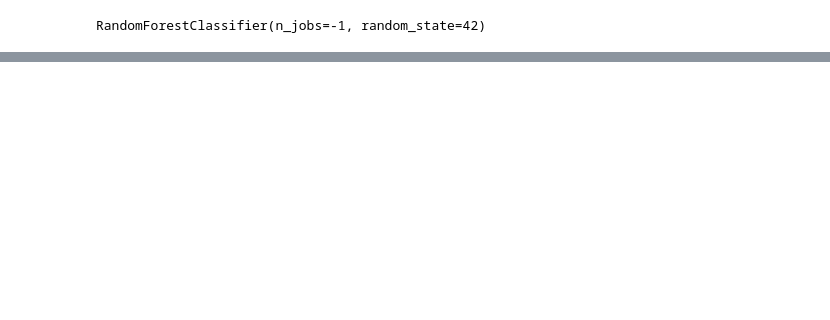
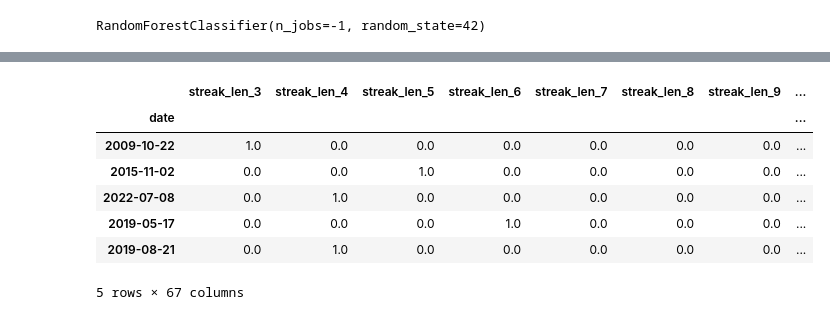
Before and after one commit to Coop04/Stock-Prediction, a Jupyter notebook: NasdaqData/JAN2025/nasdaq_bool_jan_2025.ipynb, the cells around one changed output, grey strips where cells are left out. Cells and saved outputs as stored; diff of their text form; code cells hidden in the pictures; blank space fills up the shorter version.

```diff
--- a/NasdaqData/JAN2025/nasdaq_bool_jan_2025.ipynb
+++ b/NasdaqData/JAN2025/nasdaq_bool_jan_2025.ipynb
@@ -181,0 +217,11 @@ test_params(max_depth=12)
+# %%
+x_train.head()
+# %% [output]
+|  | streak_len_3 | streak_len_4 | streak_len_5 | streak_len_6 | streak_len_7 | streak_len_8 | streak_len_9 | ... |
+| date |  |  |  |  |  |  |  | ... |
+| 2009-10-22 | 1.0 | 0.0 | 0.0 | 0.0 | 0.0 | 0.0 | 0.0 | ... |
+| 2015-11-02 | 0.0 | 0.0 | 1.0 | 0.0 | 0.0 | 0.0 | 0.0 | ... |
+| 2022-07-08 | 0.0 | 1.0 | 0.0 | 0.0 | 0.0 | 0.0 | 0.0 | ... |
+| 2019-05-17 | 0.0 | 0.0 | 0.0 | 1.0 | 0.0 | 0.0 | 0.0 | ... |
+| 2019-08-21 | 0.0 | 1.0 | 0.0 | 0.0 | 0.0 | 0.0 | 0.0 | ... |
+5 rows × 67 columns
```
Also changed, not shown: parts of 18 cells of this notebook.
